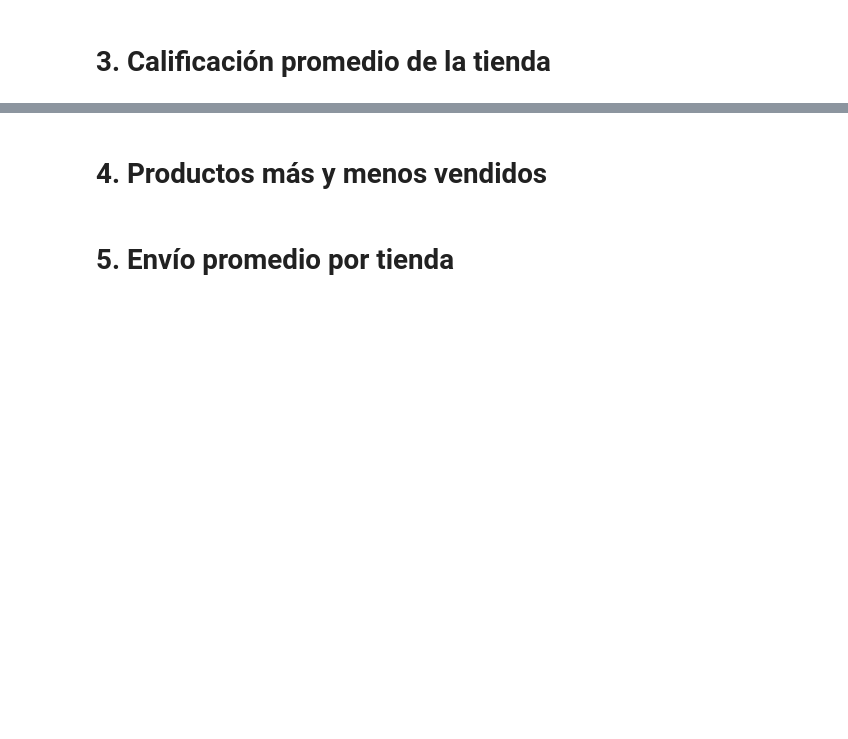
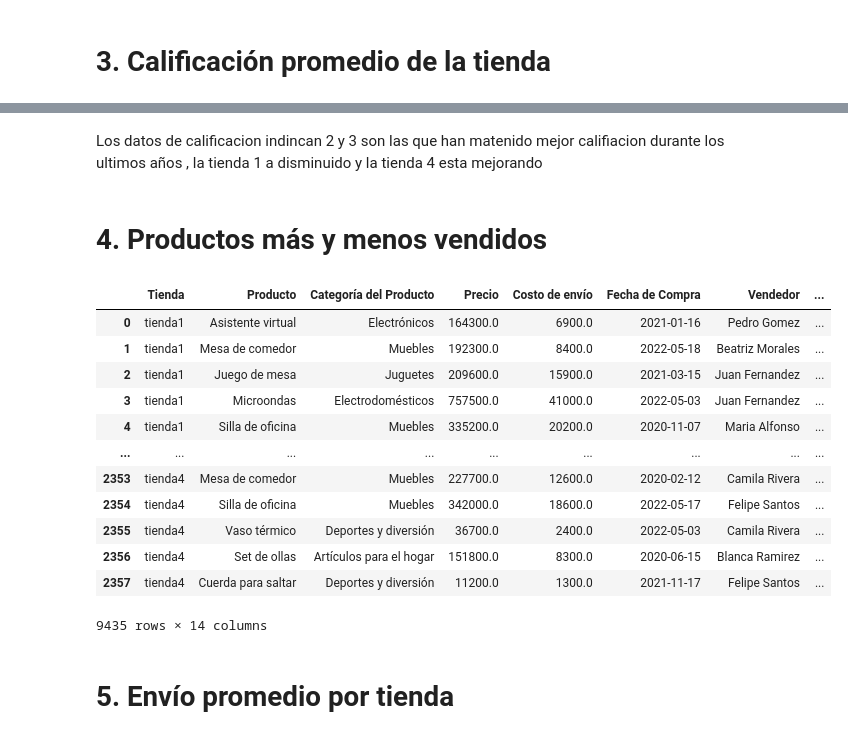
Before and after one commit to JCSR2022/challenge1-data-science-Alura, a Jupyter notebook: AluraStoreLatam.ipynb, the cells around one changed output, grey strips where cells are left out. Drawn from its saved outputs; the diff is of its cells as text; code cells hidden in the pictures; blank space fills up the shorter version.

```diff
--- a/AluraStoreLatam.ipynb
+++ b/AluraStoreLatam.ipynb
@@ -1004,2 +971,4 @@ df_cal_vendedor = califiacion_por_vendedor(all_data)
+# %% [markdown]
+Los datos de calificacion indincan 2 y 3 son las que han matenido mejor califiacion durante los ultimos años , la tienda 1 a disminuido y la tienda 4 esta mejorando
 # %%
 #mejores 5  vendedores globalmente, para todas las tiendas
@@ -1032,5 +981,21 @@ df_mejores_vendedores
 # %% [markdown]
 # 4. Productos más y menos vendidos
+# %%
+df_all
+# %% [output]
+|  | Tienda | Producto | Categoría del Producto | Precio | Costo de envío | Fecha de Compra | Vendedor | ... |
+| 0 | tienda1 | Asistente virtual | Electrónicos | 164300.0 | 6900.0 | 2021-01-16 | Pedro Gomez | ... |
+| 1 | tienda1 | Mesa de comedor | Muebles | 192300.0 | 8400.0 | 2022-05-18 | Beatriz Morales | ... |
+| 2 | tienda1 | Juego de mesa | Juguetes | 209600.0 | 15900.0 | 2021-03-15 | Juan Fernandez | ... |
+| 3 | tienda1 | Microondas | Electrodomésticos | 757500.0 | 41000.0 | 2022-05-03 | Juan Fernandez | ... |
+| 4 | tienda1 | Silla de oficina | Muebles | 335200.0 | 20200.0 | 2020-11-07 | Maria Alfonso | ... |
+| ... | ... | ... | ... | ... | ... | ... | ... | ... |
+| 2353 | tienda4 | Mesa de comedor | Muebles | 227700.0 | 12600.0 | 2020-02-12 | Camila Rivera | ... |
+| 2354 | tienda4 | Silla de oficina | Muebles | 342000.0 | 18600.0 | 2022-05-17 | Felipe Santos | ... |
+| 2355 | tienda4 | Vaso térmico | Deportes y diversión | 36700.0 | 2400.0 | 2022-05-03 | Camila Rivera | ... |
+| 2356 | tienda4 | Set de ollas | Artículos para el hogar | 151800.0 | 8300.0 | 2020-06-15 | Blanca Ramirez | ... |
+| 2357 | tienda4 | Cuerda para saltar | Deportes y diversión | 11200.0 | 1300.0 | 2021-11-17 | Felipe Santos | ... |
+9435 rows × 14 columns
 # %%
 def califiacion_por_producto(all_data):
 
```
Also changed, not shown: parts of 24 cells of this notebook.
